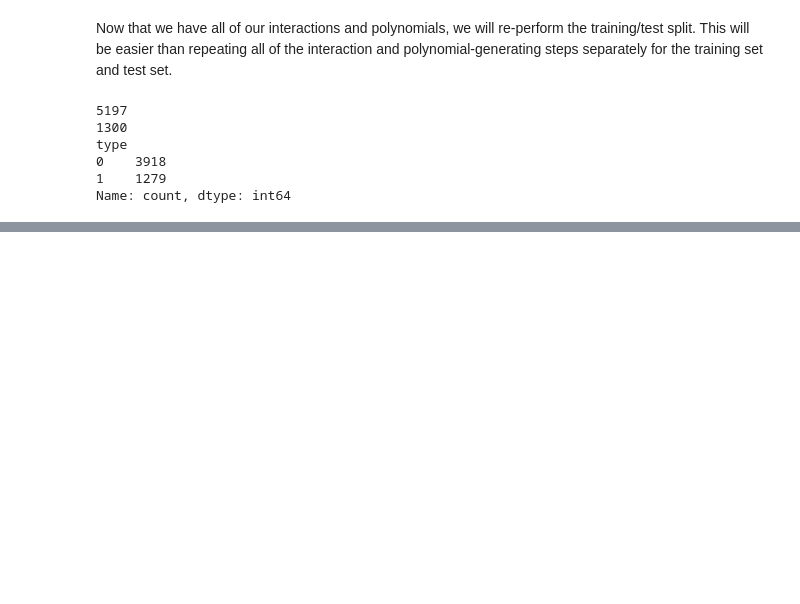
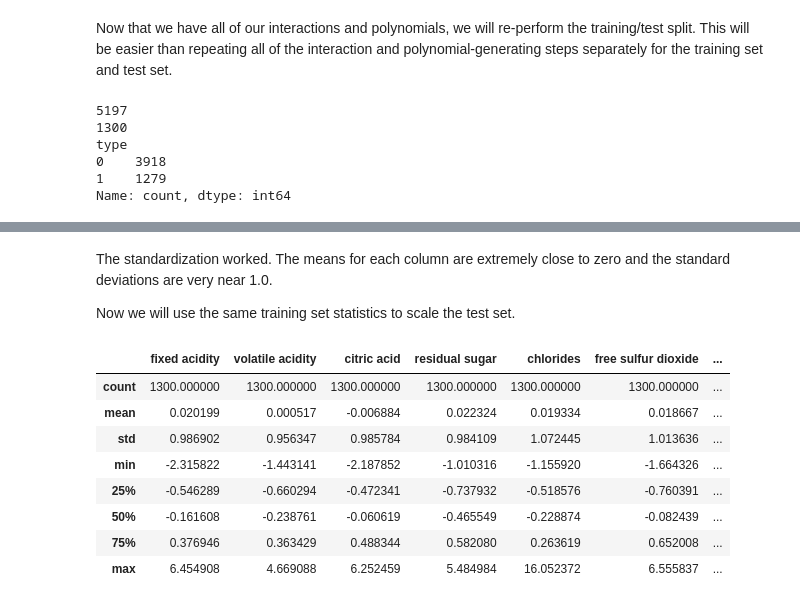
Before and after one commit to trevorlillywhite/HW7-NCSU-ST-554-Trevor-Lillywhite, a Jupyter notebook: HW7_ST554_Lillywhite.ipynb, the cells around one changed output, grey strips where cells are left out. Saved outputs shown, nothing was run; the diff lists cells and outputs as text; code cells hidden in the pictures; blank space fills up the shorter version.

```diff
--- a/HW7_ST554_Lillywhite.ipynb
+++ b/HW7_ST554_Lillywhite.ipynb
@@ -431,0 +449,18 @@ Now, we will create new training and test subsets for each MLR method.
+# %% [markdown]
+The standardization worked. The means for each column are extremely close to zero and the standard deviations are very near 1.0.
+
+Now we will use the same training set statistics to scale the test set.
+# %%
+X_test_std = pd.DataFrame(scaler.transform(X_test),
+                          columns=X_test.columns)
+X_test_std.describe()
+# %% [output]
+|  | fixed acidity | volatile acidity | citric acid | residual sugar | chlorides | free sulfur dioxide | ... |
+| count | 1300.000000 | 1300.000000 | 1300.000000 | 1300.000000 | 1300.000000 | 1300.000000 | ... |
+| mean | 0.020199 | 0.000517 | -0.006884 | 0.022324 | 0.019334 | 0.018667 | ... |
+| std | 0.986902 | 0.956347 | 0.985784 | 0.984109 | 1.072445 | 1.013636 | ... |
+| min | -2.315822 | -1.443141 | -2.187852 | -1.010316 | -1.155920 | -1.664326 | ... |
+| 25% | -0.546289 | -0.660294 | -0.472341 | -0.737932 | -0.518576 | -0.760391 | ... |
+| 50% | -0.161608 | -0.238761 | -0.060619 | -0.465549 | -0.228874 | -0.082439 | ... |
+| 75% | 0.376946 | 0.363429 | 0.488344 | 0.582080 | 0.263619 | 0.652008 | ... |
+| max | 6.454908 | 4.669088 | 6.252459 | 5.484984 | 16.052372 | 6.555837 | ... |
```
Also changed, not shown: parts of 9 cells of this notebook.
